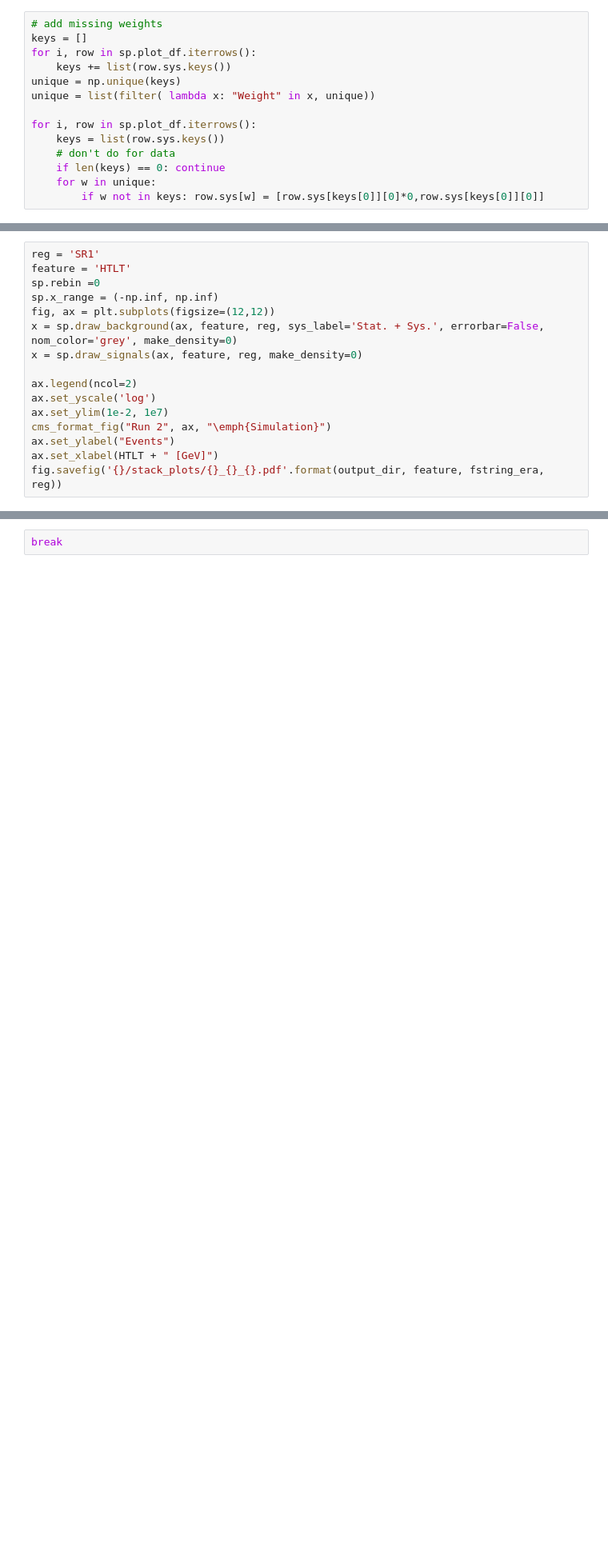
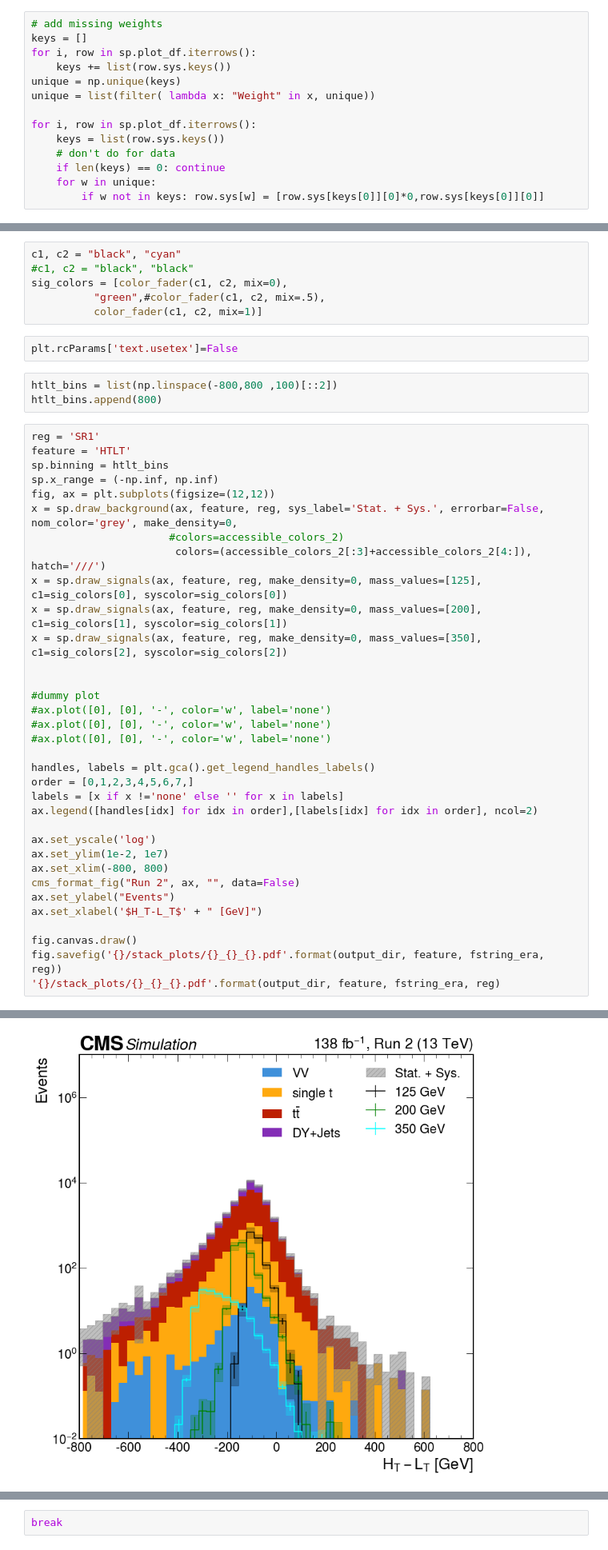
Before and after one commit to rymuelle/bff_plotting_code_v3, a Jupyter notebook: 3_stack_plot.ipynb, the cells around one changed output, grey strips where cells are left out. Shown at 80% size. Drawn from its saved outputs; the diff is of its cells as text; blank space fills up the shorter version.

```diff
--- a/3_stack_plot.ipynb
+++ b/3_stack_plot.ipynb
@@ -48,16 +130,46 @@ for i, row in sp.plot_df.iterrows():
+# %%
+c1, c2 = "black", "cyan"
+#c1, c2 = "black", "black"
+sig_colors = [color_fader(c1, c2, mix=0),
+          "green",#color_fader(c1, c2, mix=.5),
+          color_fader(c1, c2, mix=1)]
+# %%
+plt.rcParams['text.usetex']=False
+# %%
+htlt_bins = list(np.linspace(-800,800 ,100)[::2])
+htlt_bins.append(800)
 # %%
 reg = 'SR1'
 feature = 'HTLT'
-sp.rebin =0
+sp.binning = htlt_bins
 sp.x_range = (-np.inf, np.inf)
 fig, ax = plt.subplots(figsize=(12,12))
-x = sp.draw_background(ax, feature, reg, sys_label='Stat. + Sys.', errorbar=False, nom_color='grey', make_density=0)
-x = sp.draw_signals(ax, feature, reg, make_density=0)
+x = sp.draw_background(ax, feature, reg, sys_label='Stat. + Sys.', errorbar=False, nom_color='grey', make_density=0,
+                      #colors=accessible_colors_2)
+                       colors=(accessible_colors_2[:3]+accessible_colors_2[4:]), hatch='///')
+x = sp.draw_signals(ax, feature, reg, make_density=0, mass_values=[125], c1=sig_colors[0], syscolor=sig_colors[0])
+x = sp.draw_signals(ax, feature, reg, make_density=0, mass_values=[200], c1=sig_colors[1], syscolor=sig_colors[1])
+x = sp.draw_signals(ax, feature, reg, make_density=0, mass_values=[350], c1=sig_colors[2], syscolor=sig_colors[2])
 
-ax.legend(ncol=2)
+
+#dummy plot
+#ax.plot([0], [0], '-', color='w', label='none')
+#ax.plot([0], [0], '-', color='w', label='none')
+#ax.plot([0], [0], '-', color='w', label='none')
+
+handles, labels = plt.gca().get_legend_handles_labels()
+order = [0,1,2,3,4,5,6,7,]
+labels = [x if x !='none' else '' for x in labels]
+ax.legend([handles[idx] for idx in order],[labels[idx] for idx in order], ncol=2)
+
 ax.set_yscale('log')
 ax.set_ylim(1e-2, 1e7)
-cms_format_fig("Run 2", ax, "\emph{Simulation}")
+ax.set_xlim(-800, 800)
+cms_format_fig("Run 2", ax, "", data=False)
 ax.set_ylabel("Events")
-ax.set_xlabel(HTLT + " [GeV]")
+ax.set_xlabel('$H_T-L_T$' + " [GeV]")
+
+fig.canvas.draw()
 fig.savefig('{}/stack_plots/{}_{}_{}.pdf'.format(output_dir, feature, fstring_era, reg))
+'{}/stack_plots/{}_{}_{}.pdf'.format(output_dir, feature, fstring_era, reg)
+# %% [output]
@@ -63,0 +177 @@ fig.savefig('{}/stack_plots/{}_{}_{}.pdf'.format(output_dir, feature, fstring_er
+[figure, added]
```
Also changed, not shown: parts of 41 cells of this notebook, 2 other files.
